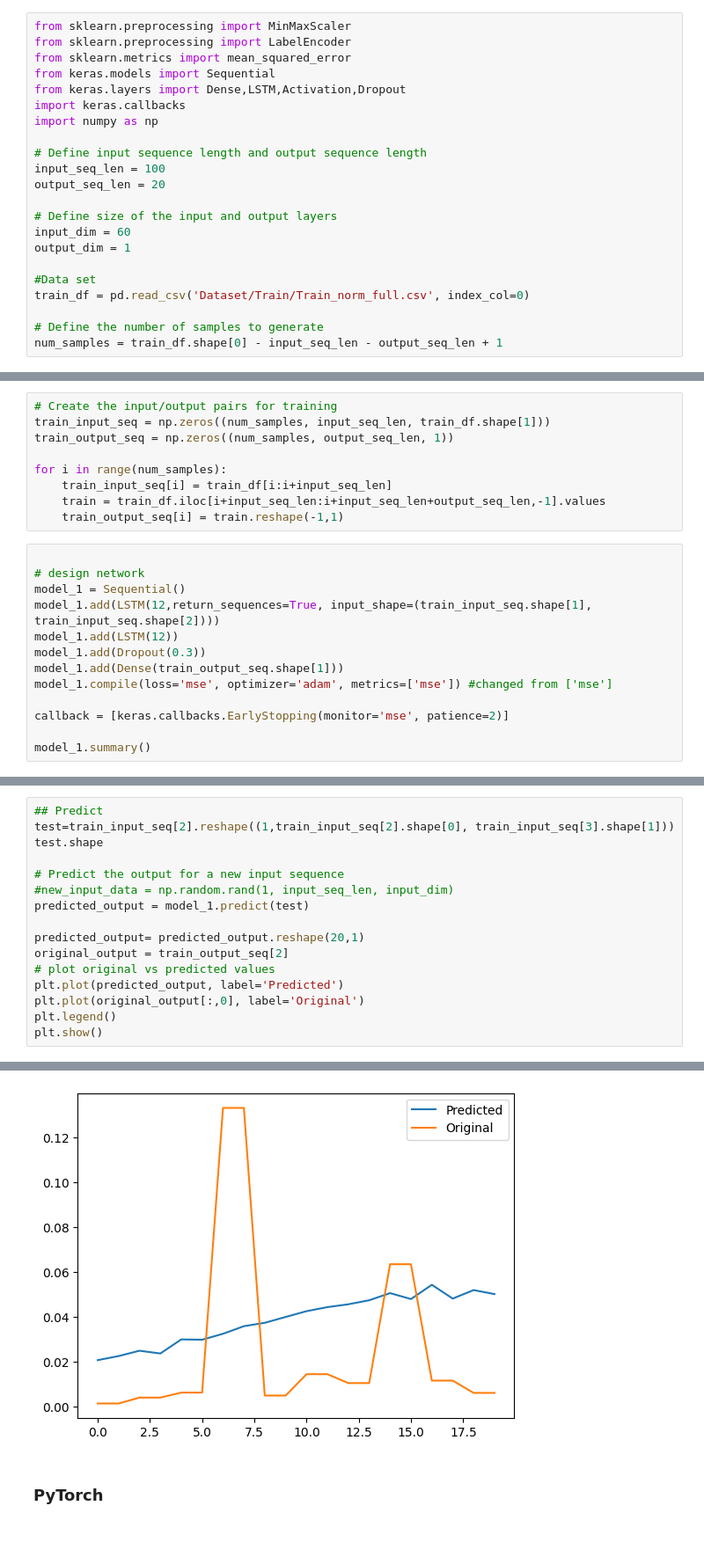
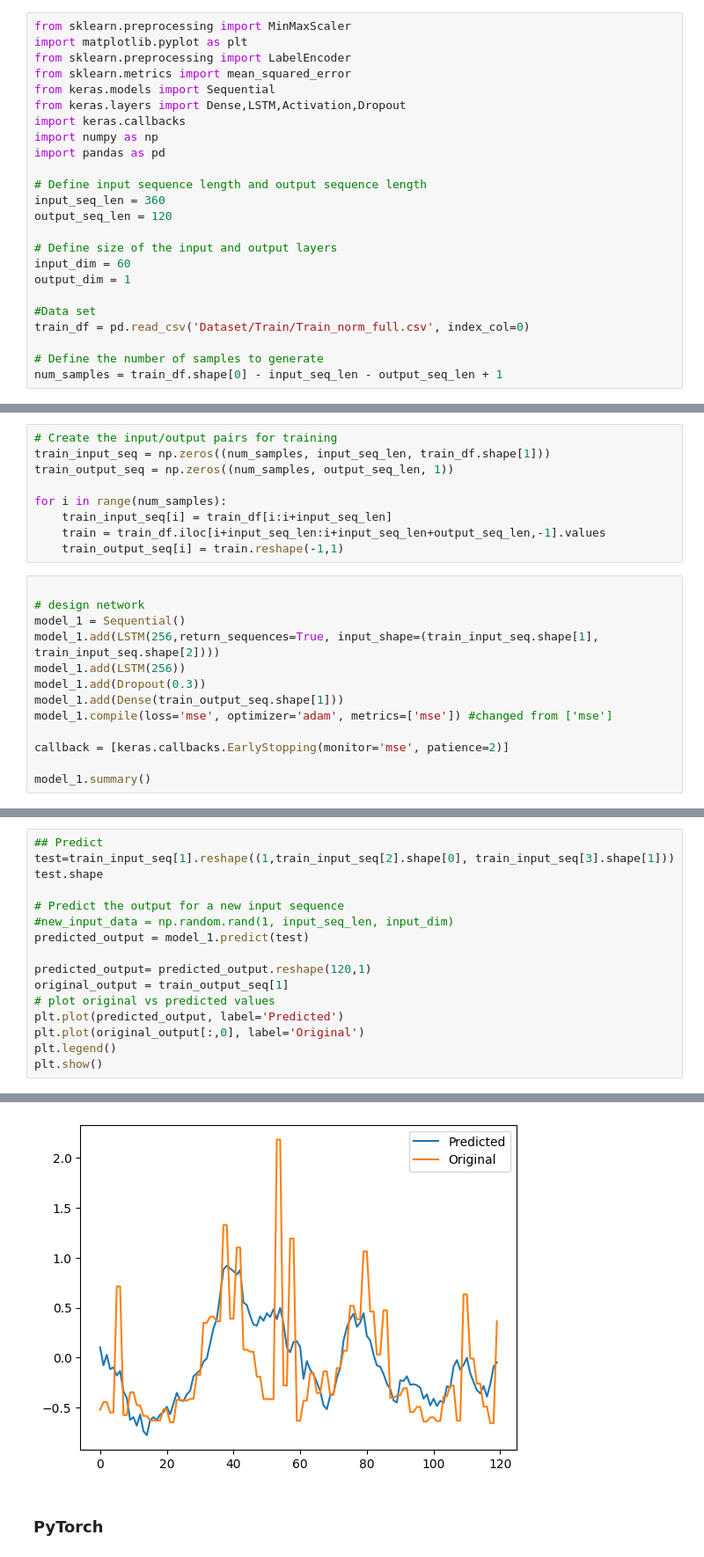
Before and after one commit to ezelanza/Transformers-for-latency-prediction, a Jupyter notebook: main.ipynb, the cells around one changed output, grey strips where cells are left out. Shown at 88% size. Cells and saved outputs as stored; diff of their text form.

```diff
--- a/main.ipynb
+++ b/main.ipynb
@@ -229,16 +229,18 @@ y_target_train.groupby('date').mean().plot()
 ### Tensor Flow
 # %%
 from sklearn.preprocessing import MinMaxScaler
+import matplotlib.pyplot as plt
 from sklearn.preprocessing import LabelEncoder
 from sklearn.metrics import mean_squared_error
 from keras.models import Sequential
 from keras.layers import Dense,LSTM,Activation,Dropout
 import keras.callbacks
 import numpy as np
+import pandas as pd
 
 # Define input sequence length and output sequence length
-input_seq_len = 100
-output_seq_len = 20
+input_seq_len = 360
+output_seq_len = 120
 
 # Define size of the input and output layers
 input_dim = 60
@@ -266,8 +264,8 @@ for i in range(num_samples):
 
 # design network
 model_1 = Sequential()
-model_1.add(LSTM(12,return_sequences=True, input_shape=(train_input_seq.shape[1], train_input_seq.shape[2])))
-model_1.add(LSTM(12))
+model_1.add(LSTM(256,return_sequences=True, input_shape=(train_input_seq.shape[1], train_input_seq.shape[2])))
+model_1.add(LSTM(256))
 model_1.add(Dropout(0.3))
 model_1.add(Dense(train_output_seq.shape[1]))
 model_1.compile(loss='mse', optimizer='adam', metrics=['mse']) #changed from ['mse']
@@ -324,14 +322,14 @@ Epoch 15/15
 # %%
 ## Predict
-test=train_input_seq[2].reshape((1,train_input_seq[2].shape[0], train_input_seq[3].shape[1]))
+test=train_input_seq[1].reshape((1,train_input_seq[2].shape[0], train_input_seq[3].shape[1]))
 test.shape
 
 # Predict the output for a new input sequence
 #new_input_data = np.random.rand(1, input_seq_len, input_dim)
 predicted_output = model_1.predict(test)
 
-predicted_output= predicted_output.reshape(20,1)
-original_output = train_output_seq[2]
+predicted_output= predicted_output.reshape(120,1)
+original_output = train_output_seq[1]
 # plot original vs predicted values
 plt.plot(predicted_output, label='Predicted')
 plt.plot(original_output[:,0], label='Original')
@@ -342,3 +340,3 @@ plt.show()
-[figure, old version]
+[figure, new version]
 # %% [markdown]
 ### PyTorch
```
Also changed, not shown: parts of 20 cells of this notebook, 10 other files.
